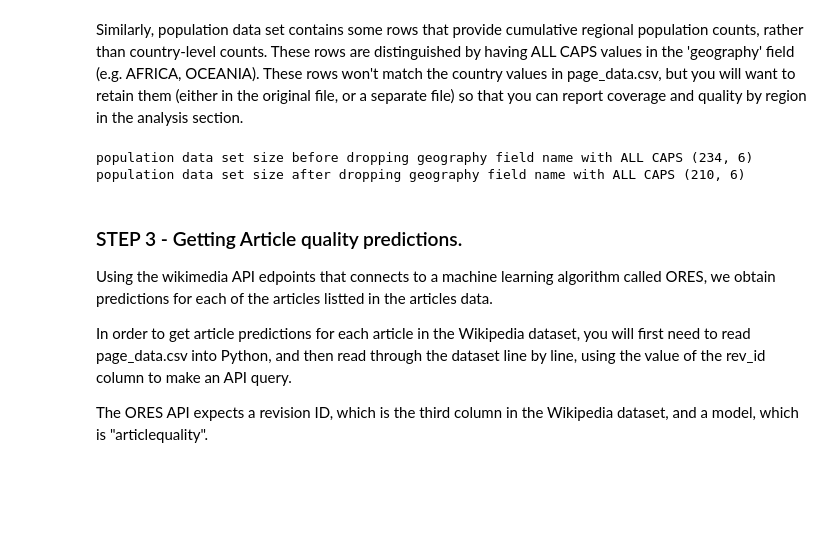
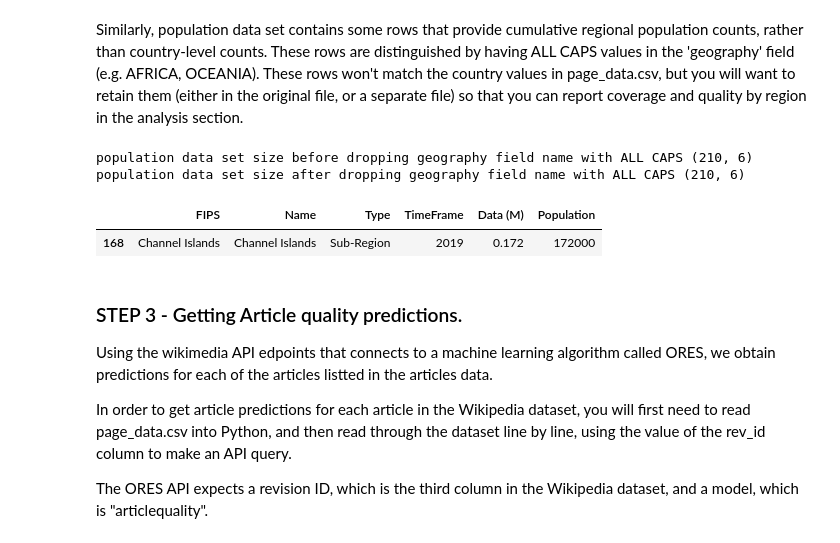
Before and after one commit to Poornima-Muthukumar/DATA512, a Jupyter notebook: data-512-a2/hcds-a2-bias.ipynb, the cells around one changed output. Saved outputs shown, nothing was run; the diff lists cells and outputs as text; code cells hidden in the pictures; blank space fills up the shorter version.

```diff
--- a/data-512-a2/hcds-a2-bias.ipynb
+++ b/data-512-a2/hcds-a2-bias.ipynb
@@ -69,10 +69,14 @@ Similarly, population data set contains some rows that provide cumulative region
 # %%
 print("population data set size before dropping geography field name with ALL CAPS", population.shape)
 population = population[~population['Name'].str.isupper()]
 print("population data set size after dropping geography field name with ALL CAPS", population.shape)
+
+population.loc[population['Type'] != 'Country',]
 # %% [output]
-population data set size before dropping geography field name with ALL CAPS (234, 6)
+population data set size before dropping geography field name with ALL CAPS (210, 6)
 population data set size after dropping geography field name with ALL CAPS (210, 6)
+|  | FIPS | Name | Type | TimeFrame | Data (M) | Population |
+| 168 | Channel Islands | Channel Islands | Sub-Region | 2019 | 0.172 | 172000 |
 # %% [markdown]
 ### STEP 3 -  Getting Article quality predictions.
 
```
Also changed, not shown: parts of 5 cells of this notebook.
